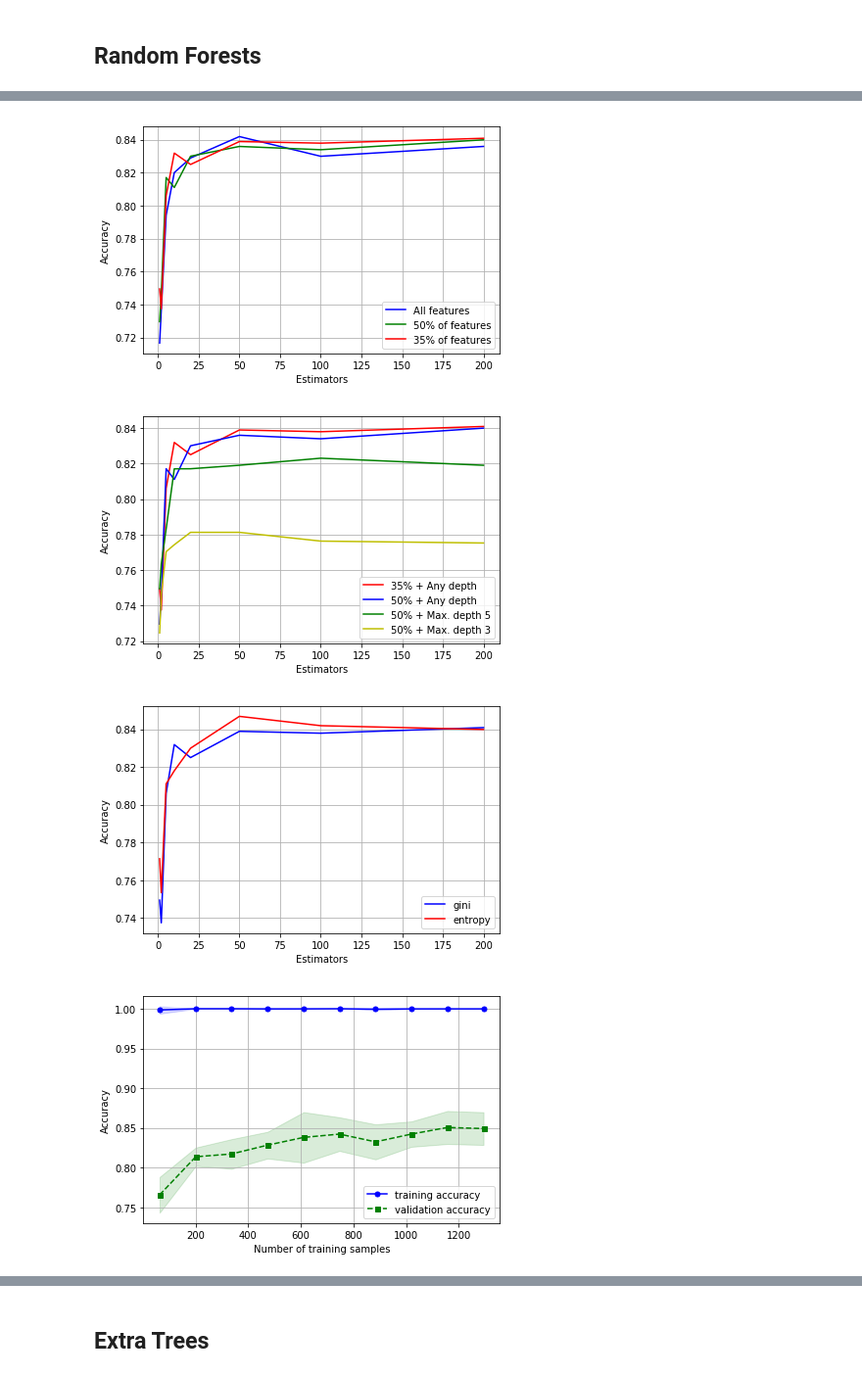
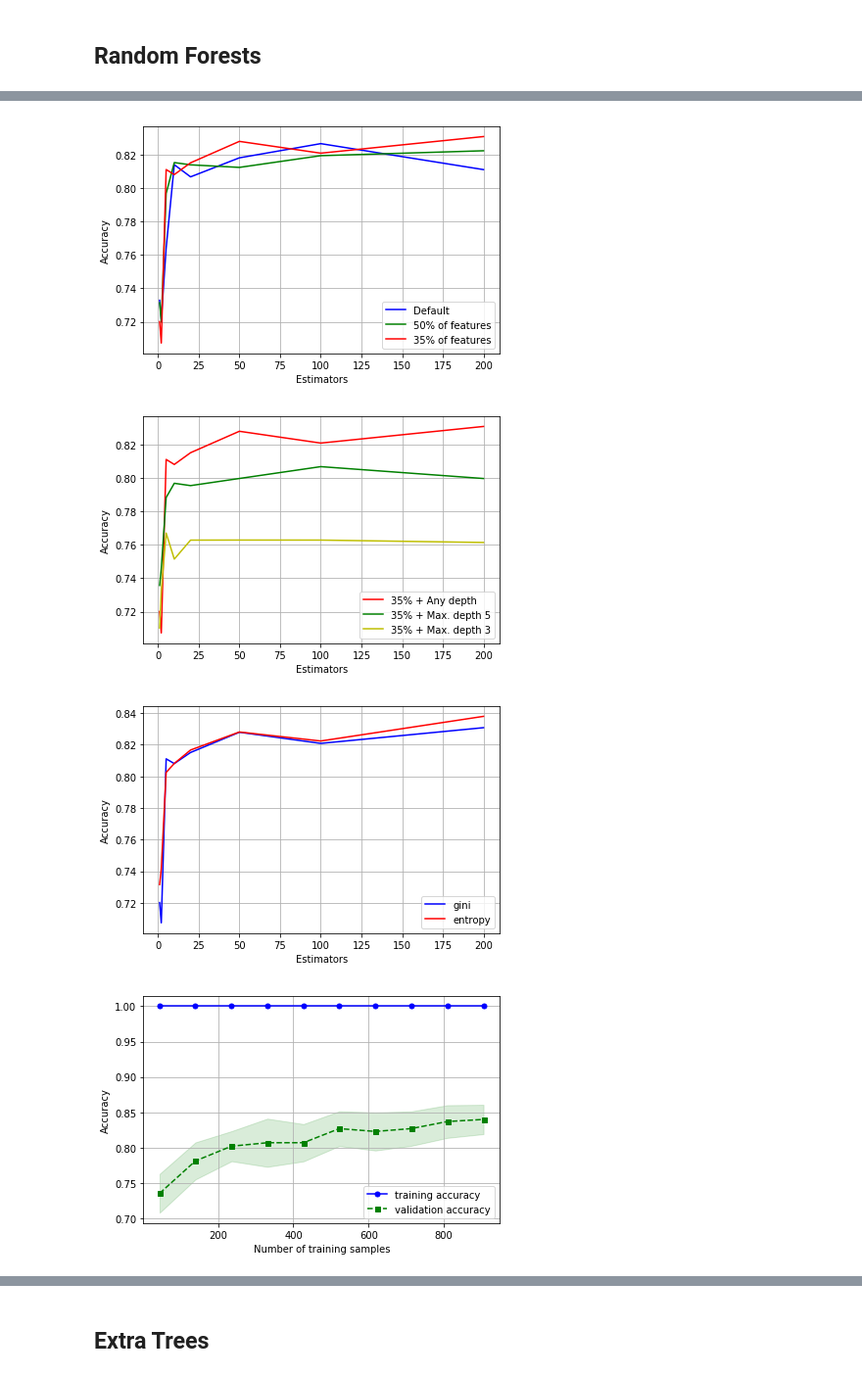
Before and after one commit to FerranAgulloLopez/DataMiningHousePrices, a Jupyter notebook: scripts/Meta_Learning_Final.ipynb, the cells around one changed output, grey strips where cells are left out. Shown at 98% size. Saved outputs shown, nothing was run; the diff lists cells and outputs as text; code cells hidden in the pictures.

```diff
--- a/scripts/Meta_Learning_Final.ipynb
+++ b/scripts/Meta_Learning_Final.ipynb
@@ -12,7 +15,7 @@ import sklearn.metrics as m
 # %% [markdown]
 # Meta-learning methods
 # %%
-data = pd.read_csv('train.csv', sep=',', na_values="NA")
+data = pd.read_csv('../datasets/preprocessed/train.csv', sep=',', na_values="NA").drop(columns='Id')
 # %%
 data.head()
 # %% [output]
@@ -107,26 +111,21 @@ plt.show()
 # %%
-plt.plot([1,2,5,10,20,50,100,200],lb2,'r',label='35% + Any depth')
+plt.plot([1,2,5,10,20,50,100,200],lb2,'b',label='35% + Any depth')
+plt.plot([1,2,5,10,20,50,100,200],lb3,'r',label='50% + Any depth')
 
 lb=[]
 for nest in [1,2,5,10,20,50,100,200]:
-    scores = cv.cross_val_score(Ens.BaggingClassifier(base_estimator=Tree.DecisionTreeClassifier(),n_estimators=nest,max_features=0.5), X_train, y_train, cv=kfold, scoring='accuracy')
+    scores = cv.cross_val_score(Ens.BaggingClassifier(base_estimator=Tree.DecisionTreeClassifier(max_depth=3),n_estimators=nest,max_features=0.5), X_train, y_train, cv=kfold, scoring='accuracy')
     lb.append(scores.mean())
 
-lb2=[]
-for nest in [1,2,5,10,20,50,100,200]:
-    scores = cv.cross_val_score(Ens.BaggingClassifier(base_estimator=Tree.DecisionTreeClassifier(max_depth=3),n_estimators=nest,max_features=0.5), X_train, y_train, cv=kfold, scoring='accuracy')
-    lb2.append(scores.mean())
-
-lb3=[]
+lb4=[]
 for nest in [1,2,5,10,20,50,100,200]:
     scores = cv.cross_val_score(Ens.BaggingClassifier(base_estimator=Tree.DecisionTreeClassifier(max_depth=5),n_estimators=nest,max_features=0.5), X_train, y_train, cv=kfold, scoring='accuracy')
-    lb3.append(scores.mean())
+    lb4.append(scores.mean())
 
 
 
-plt.plot([1,2,5,10,20,50,100,200],lb,'b',label='50% + Any depth')
-plt.plot([1,2,5,10,20,50,100,200],lb3,'g',label='50% + Max. depth 5')
-plt.plot([1,2,5,10,20,50,100,200],lb2,'y',label='50% + Max. depth 3')
+plt.plot([1,2,5,10,20,50,100,200],lb4,'g',label='50% + Max. depth 5')
+plt.plot([1,2,5,10,20,50,100,200],lb,'y',label='50% + Max. depth 3')
 plt.xlabel('Estimators')
 plt.ylabel('Accuracy')
 plt.legend(loc='lower right')
@@ -243,29 +243,28 @@ plt.tight_layout()
 
 plt.show()
 # %% [output]
-[figure, old version]
+[figure, new version]
 # %%
 plt.plot([1,2,5,10,20,50,100,200],lb2,'r',label='35% + Any depth')
-plt.plot([1,2,5,10,20,50,100,200],lb3,'b',label='50% + Any depth')
 
 lb=[]
 for nest in [1,2,5,10,20,50,100,200]:
     scores = cv.cross_val_score(Ens.RandomForestClassifier(n_estimators=nest,
-                                                           max_features=0.5,
+                                                           max_features=0.35,
                                                            max_depth=3),
                                 X_train, y_train, cv=kfold, scoring='accuracy')
     lb.append(scores.mean())
 
-lb4=[]
+lb3=[]
 for nest in [1,2,5,10,20,50,100,200]:
     scores = cv.cross_val_score(Ens.RandomForestClassifier(n_estimators=nest,
-                                                           max_features=0.5,
+                                                           max_features=0.35,
                                                            max_depth=5),
                                 X_train, y_train, cv=kfold, scoring='accuracy')
-    lb4.append(scores.mean())
+    lb3.append(scores.mean())
 
-plt.plot([1,2,5,10,20,50,100,200],lb4,'g',label='50% + Max. depth 5')
-plt.plot([1,2,5,10,20,50,100,200],lb,'y',label='50% + Max. depth 3')
+plt.plot([1,2,5,10,20,50,100,200],lb3,'g',label='35% + Max. depth 5')
+plt.plot([1,2,5,10,20,50,100,200],lb,'y',label='35% + Max. depth 3')
 plt.xlabel('Estimators')
 plt.ylabel('Accuracy')
 plt.legend(loc='lower right')
@@ -274,7 +273,7 @@ plt.tight_layout()
 
 plt.show()
 # %% [output]
-[figure, old version]
+[figure, new version]
 # %%
 lb=[]
 for nest in [1,2,5,10,20,50,100,200]:
@@ -294,12 +293,14 @@ plt.tight_layout()
 
 plt.show()
 # %% [output]
-[figure, old version]
+[figure, new version]
+# %%
+bestrf = Ens.RandomForestClassifier(n_estimators=[1,2,5,10,20,50,100,200][np.argmax(lb)],
+                                    criterion='entropy',
+                                    max_features=0.35)
 # %%
 train_sizes, train_scores, test_scores =\
-                cv.learning_curve(Ens.RandomForestClassifier(n_estimators=50,
-                                                           criterion='entropy',
-                                                           max_features=0.35),
+                cv.learning_curve(bestrf,
                                X=X,
                                y=Y,
                                train_sizes=np.linspace(0.05, 1.0, 10),
@@ -311,32 +312,32 @@ train_std = np.std(train_scores, axis=1)
 test_mean = np.mean(test_scores, axis=1)
 test_std = np.std(test_scores, axis=1)
 
 plt.plot(train_sizes, train_mean,
          color='blue', marker='o',
          markersize=5, label='training accuracy')
 
 plt.fill_between(train_sizes,
                  train_mean + train_std,
                  train_mean - train_std,
                  alpha=0.15, color='blue')
 
 plt.plot(train_sizes, test_mean,
          color='green', linestyle='--',
          marker='s', markersize=5,
          label='validation accuracy')
 
 plt.fill_between(train_sizes,
                  test_mean + test_std,
                  test_mean - test_std,
                  alpha=0.15, color='green')
 
 plt.grid(True)
 plt.xlabel('Number of training samples')
 plt.ylabel('Accuracy')
 plt.legend(loc='lower right')
 plt.tight_layout()
 plt.savefig('learning_curve.png', dpi=600)
 plt.show()
 # %% [output]
-[figure, old version]
+[figure, new version]
 # %%
```
Also changed, not shown: parts of 59 cells of this notebook, 5 other files.
